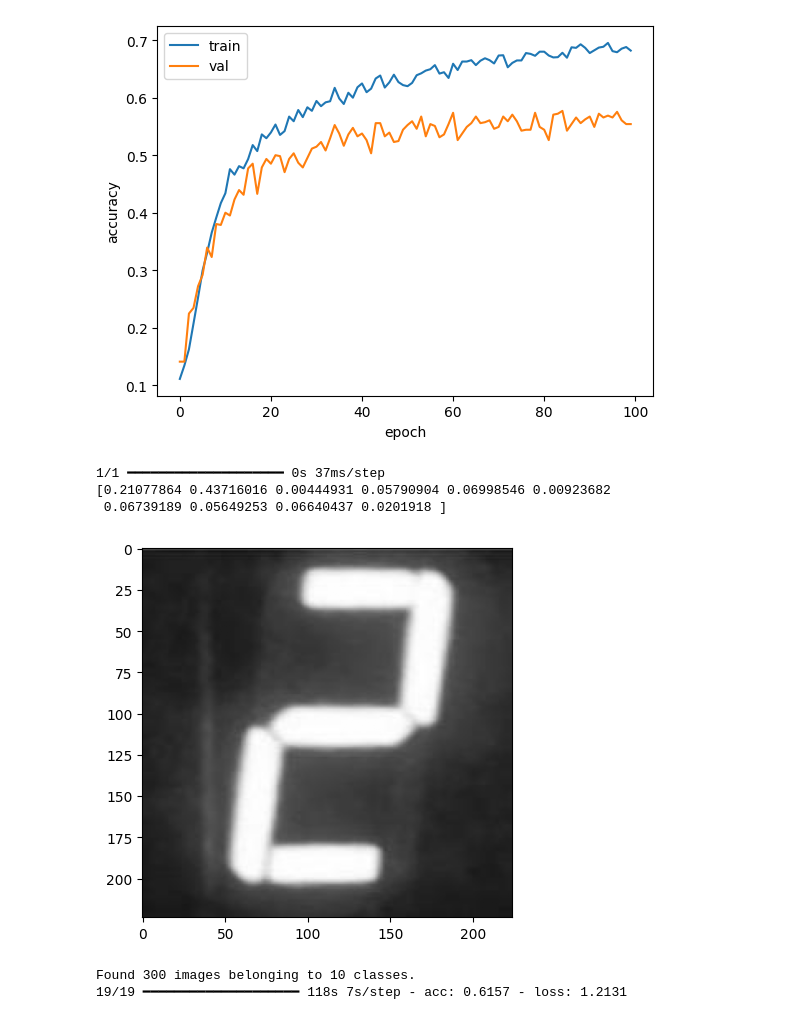
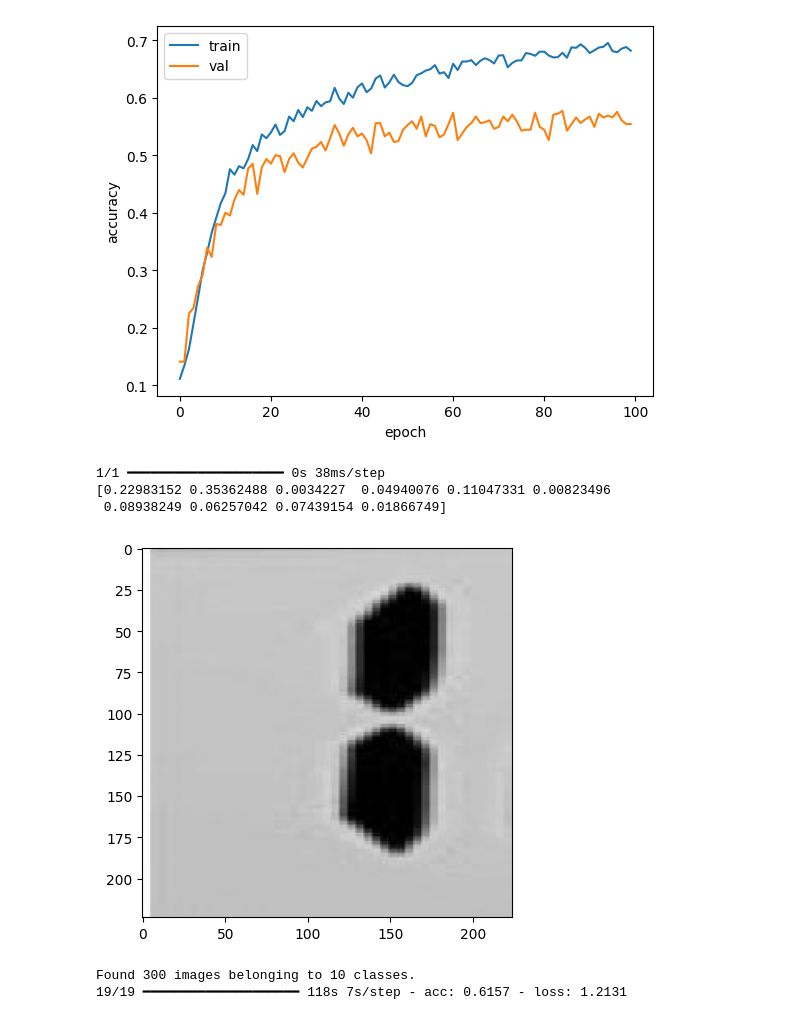
Before and after one commit to gyoenge/AIIoT-makerthon-7segmentdigit-classification, a Jupyter notebook: train_cnn_vgg16.ipynb, the cells around one changed output. Saved outputs shown, nothing was run; the diff lists cells and outputs as text; code cells hidden in the pictures.

```diff
--- a/train_cnn_vgg16.ipynb
+++ b/train_cnn_vgg16.ipynb
@@ -157,21 +157,21 @@ plt.show()
 # %%
 # pred ex
 np.set_printoptions(suppress=True)
 
-img_path = path+'/7segdataset_aug_split/test/1/d43f9668-3e0a-4333-9e39-75a5905a27c9.jpg'
+img_path = path+'/7segdataset_aug_split/test/1/f3774753-e110-42ff-b337-73e77d500f35.jpg'
 img = image.load_img(img_path, target_size=(224, 224))
 img_array = image.img_to_array(img)
 plt.imshow(img_array/255)
 expanded_img_array = np.expand_dims(img_array, axis=0)
 preprocessed_img = expanded_img_array / 255
 
 prediction = model_final.predict(preprocessed_img)
 print(np.array(prediction[0]))
 # %% [output]
-1/1 ━━━━━━━━━━━━━━━━━━━━ 0s 37ms/step
-[0.21077864 0.43716016 0.00444931 0.05790904 0.06998546 0.00923682
- 0.06739189 0.05649253 0.06640437 0.0201918 ]
+1/1 ━━━━━━━━━━━━━━━━━━━━ 0s 38ms/step
+[0.22983152 0.35362488 0.0034227  0.04940076 0.11047331 0.00823496
+ 0.08938249 0.06257042 0.07439154 0.01866749]
-[figure, old version]
+[figure, new version]
 # %%
 # test
 test_datagen = ImageDataGenerator(preprocessing_function=preprocess_input)
```
